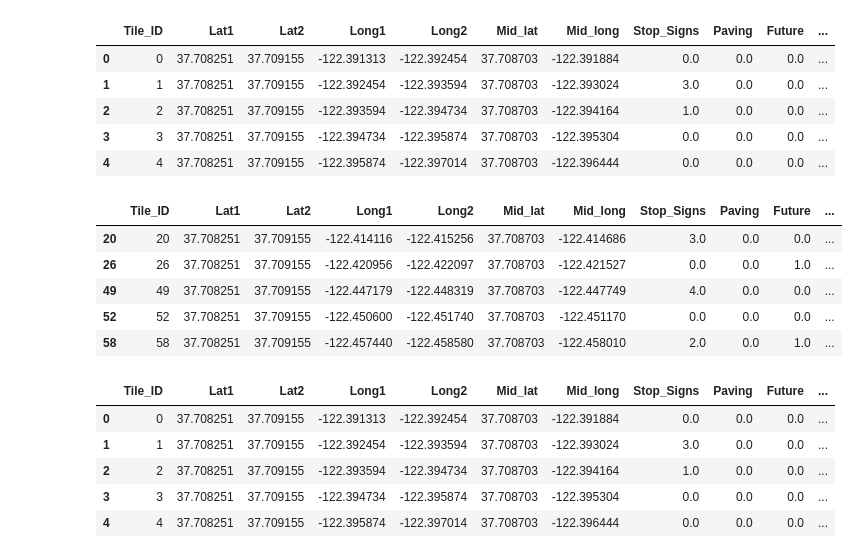
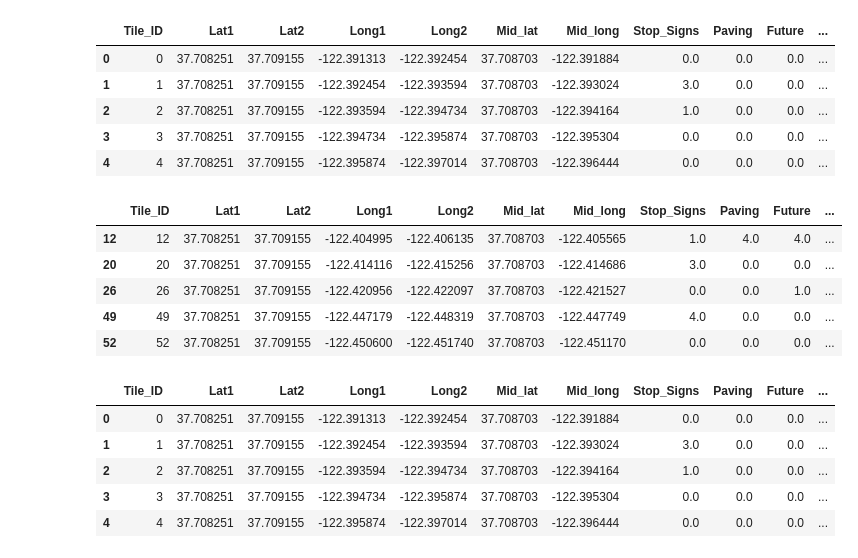
Before and after one commit to arisanguyen/210_Capstone_Aditya_Arisa_Noriel, a Jupyter notebook: Noriel_Expanded_Tiles_With_Street_Characteristics.ipynb, the cells around one changed output. Drawn from its saved outputs; the diff is of its cells as text; code cells hidden in the pictures.

```diff
--- a/Noriel_Expanded_Tiles_With_Street_Characteristics.ipynb
+++ b/Noriel_Expanded_Tiles_With_Street_Characteristics.ipynb
@@ -239,14 +249,14 @@ tiles.loc[tiles['Historical'] == 0].head()
 | 3 | 3 | 37.708251 | 37.709155 | -122.394734 | -122.395874 | 37.708703 | -122.395304 | 0.0 | 0.0 | 0.0 | ... |
 | 4 | 4 | 37.708251 | 37.709155 | -122.395874 | -122.397014 | 37.708703 | -122.396444 | 0.0 | 0.0 | 0.0 | ... |
 # %%
-tiles.loc[tiles['Historical'] == 1].head()
+tiles.loc[tiles['Historical'] > 0].head()
 # %% [output]
 |  | Tile_ID | Lat1 | Lat2 | Long1 | Long2 | Mid_lat | Mid_long | Stop_Signs | Paving | Future | ... |
+| 12 | 12 | 37.708251 | 37.709155 | -122.404995 | -122.406135 | 37.708703 | -122.405565 | 1.0 | 4.0 | 4.0 | ... |
 | 20 | 20 | 37.708251 | 37.709155 | -122.414116 | -122.415256 | 37.708703 | -122.414686 | 3.0 | 0.0 | 0.0 | ... |
 | 26 | 26 | 37.708251 | 37.709155 | -122.420956 | -122.422097 | 37.708703 | -122.421527 | 0.0 | 0.0 | 1.0 | ... |
 | 49 | 49 | 37.708251 | 37.709155 | -122.447179 | -122.448319 | 37.708703 | -122.447749 | 4.0 | 0.0 | 0.0 | ... |
 | 52 | 52 | 37.708251 | 37.709155 | -122.450600 | -122.451740 | 37.708703 | -122.451170 | 0.0 | 0.0 | 0.0 | ... |
-| 58 | 58 | 37.708251 | 37.709155 | -122.457440 | -122.458580 | 37.708703 | -122.458010 | 2.0 | 0.0 | 1.0 | ... |
 # %%
 tiles.loc[tiles['Future'] == 0].head()
 # %% [output]
```
Also changed, not shown: parts of 6 cells of this notebook.
